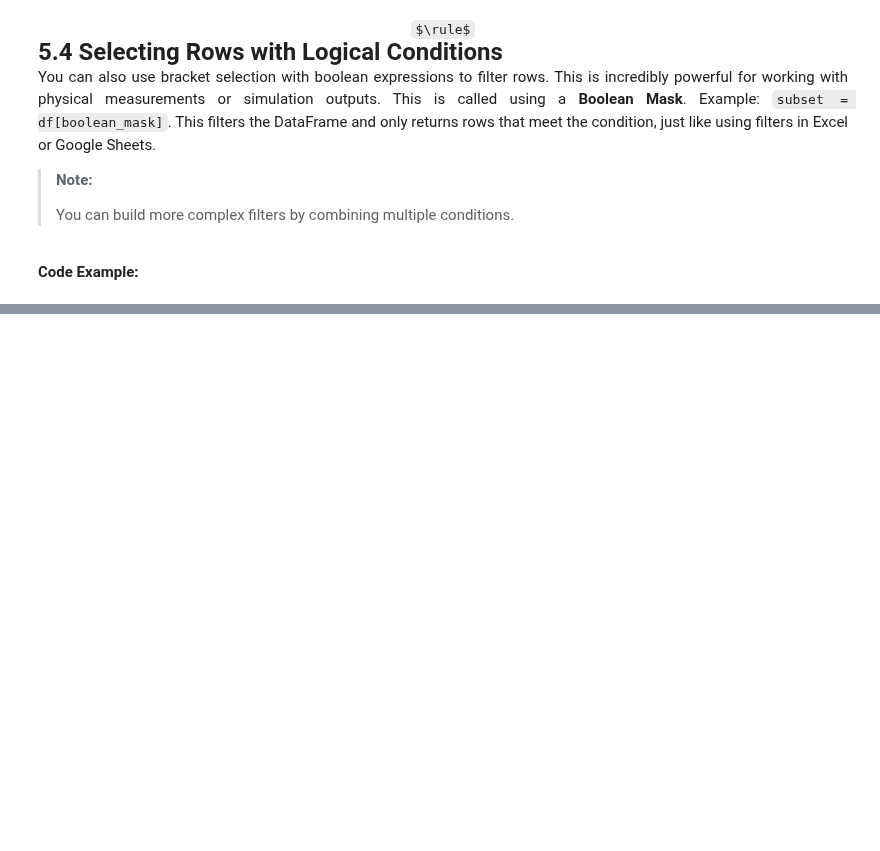
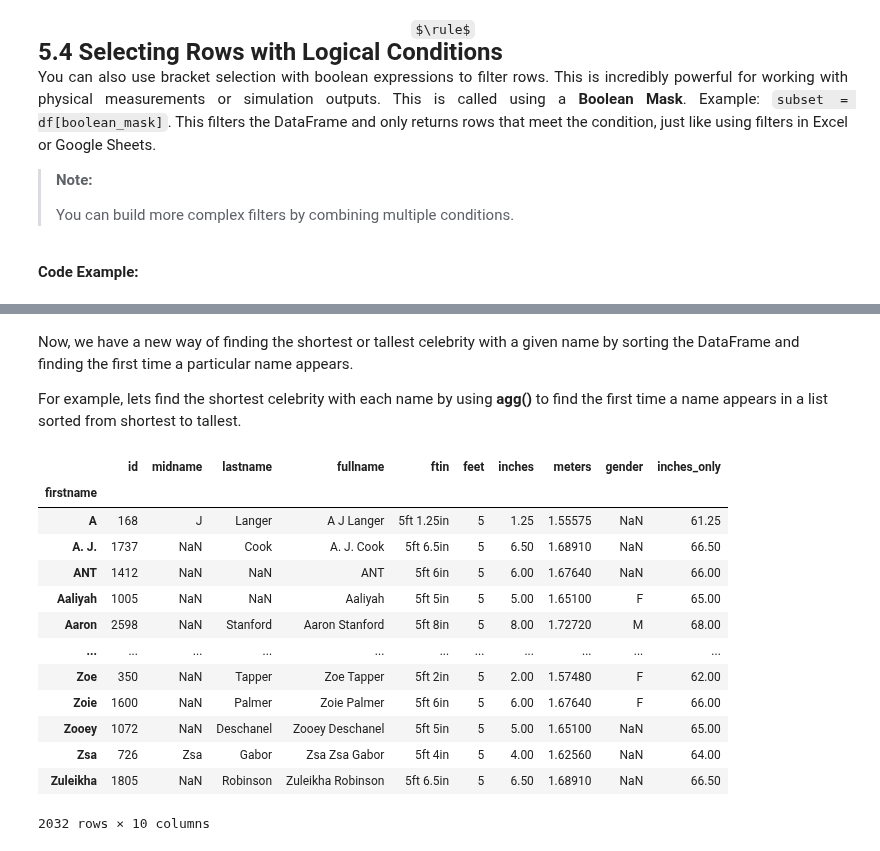
Before and after one commit to dr-bankert-augustana/PHYS_200, a Jupyter notebook: Lessons/Module_1/PHYS_200_Lesson_1_4.ipynb, the cells around one changed output, grey strips where cells are left out. Cells and saved outputs as stored; diff of their text form; code cells hidden in the pictures; some formulas as TeX source; blank space fills up the shorter version.

```diff
--- a/Lessons/Module_1/PHYS_200_Lesson_1_4.ipynb
+++ b/Lessons/Module_1/PHYS_200_Lesson_1_4.ipynb
@@ -609,0 +1011,24 @@ Medium Tall People:
+# %% [markdown]
+Now, we have a new way of finding the shortest or tallest celebrity with a given name by sorting the DataFrame and finding the first time a particular name appears.
+
+For example, lets find the shortest celebrity with each name by using <b>agg()</b> to find the first time a name appears in a list sorted from shortest to tallest.
+# %%
+def get_first_item(list_of_names):
+    return list_of_names.iloc[0]
+
+celebrity_height_df.sort_values("inches_only").groupby("firstname").agg(get_first_item)
+# %% [output]
+|  | id | midname | lastname | fullname | ftin | feet | inches | meters | gender | inches_only |
+| firstname |  |  |  |  |  |  |  |  |  |  |
+| A | 168 | J | Langer | A J Langer | 5ft 1.25in | 5 | 1.25 | 1.55575 | NaN | 61.25 |
+| A. J. | 1737 | NaN | Cook | A. J. Cook | 5ft 6.5in | 5 | 6.50 | 1.68910 | NaN | 66.50 |
+| ANT | 1412 | NaN | NaN | ANT | 5ft 6in | 5 | 6.00 | 1.67640 | NaN | 66.00 |
+| Aaliyah | 1005 | NaN | NaN | Aaliyah | 5ft 5in | 5 | 5.00 | 1.65100 | F | 65.00 |
+| Aaron | 2598 | NaN | Stanford | Aaron Stanford | 5ft 8in | 5 | 8.00 | 1.72720 | M | 68.00 |
+| ... | ... | ... | ... | ... | ... | ... | ... | ... | ... | ... |
+| Zoe | 350 | NaN | Tapper | Zoe Tapper | 5ft 2in | 5 | 2.00 | 1.57480 | F | 62.00 |
+| Zoie | 1600 | NaN | Palmer | Zoie Palmer | 5ft 6in | 5 | 6.00 | 1.67640 | F | 66.00 |
+| Zooey | 1072 | NaN | Deschanel | Zooey Deschanel | 5ft 5in | 5 | 5.00 | 1.65100 | NaN | 65.00 |
+| Zsa | 726 | Zsa | Gabor | Zsa Zsa Gabor | 5ft 4in | 5 | 4.00 | 1.62560 | NaN | 64.00 |
+| Zuleikha | 1805 | NaN | Robinson | Zuleikha Robinson | 5ft 6.5in | 5 | 6.50 | 1.68910 | NaN | 66.50 |
+2032 rows × 10 columns
```
Also changed, not shown: parts of 46 cells of this notebook.
